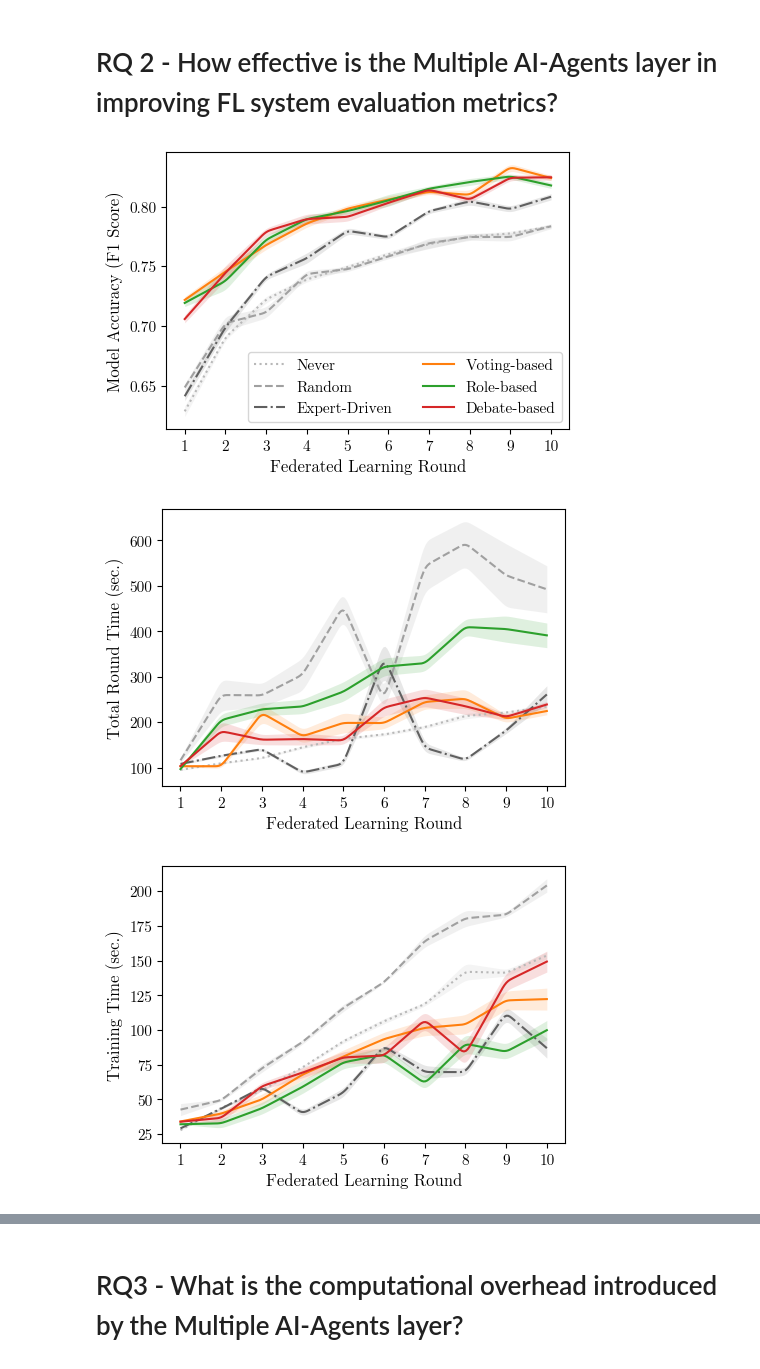
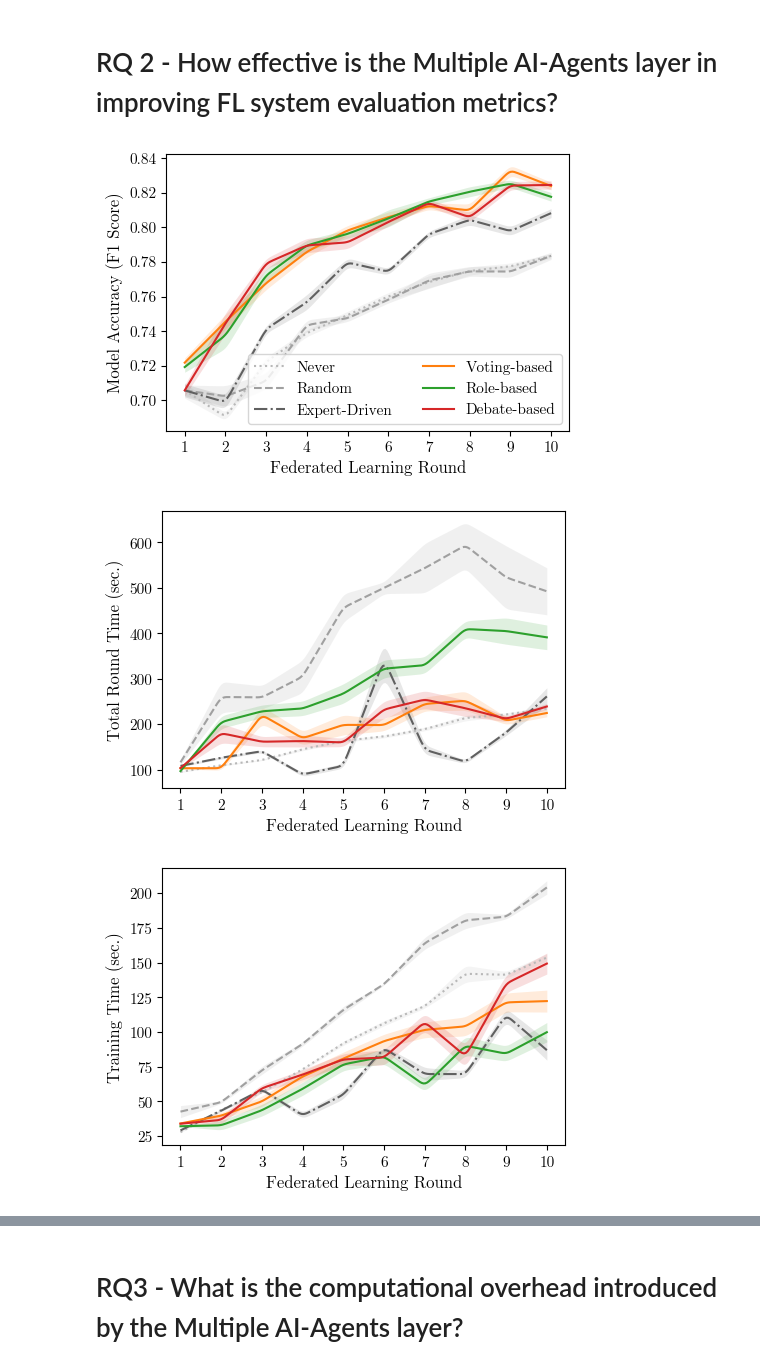
Before and after one commit to IvanComp/AP4Fed, a Jupyter notebook: Experiments/Paper Figures.ipynb, the cells around one changed output, grey strips where cells are left out. Drawn from its saved outputs; the diff is of its cells as text; code cells hidden in the pictures.

```diff
--- a/Experiments/Paper Figures.ipynb
+++ b/Experiments/Paper Figures.ipynb
@@ -234,7 +234,7 @@ import re
 
 RUN_IDS = {
     "never": 1,
-    "random": 2,
+    "random": 3,
     "expert-driven": 1,
     "Voting-Based": 10,
     "Role-Based": 2,
@@ -589,6 +589,16 @@ def light_smooth(x, y, num_points=200):
     y_smoothed[-window:] = y_interp[-window:]
     return x_new, y_smoothed
 
+first_round = xt[0]
+target_val = A.loc[("Debate-based", first_round), ("F1", "mean")]
+
+apps_to_fix = ["Never", "Random", "Expert-Driven"]
+for app in apps_to_fix:
+    A.loc[(app, first_round), ("F1", "mean")] = target_val
+
+A.loc[("Random", 6), ("total_time", "mean")] = 500.0
+A.loc[("Random", 6), ("total_time", "std")] = 80.0
+
 def draw(metric, ylabel, grid_axis, yfmt=False, fname=None, show_legend=False):
     fig, ax = plt.subplots(figsize=FIGSIZE)
     ax.grid(False)
@@ -652,34 +662,44 @@ def _draw_score_boxplot(df_source, value_col, ylabel, fname):
     for i, median in enumerate(bp["medians"]):
         if labels[i] == "": continue
         x, y = median.get_xdata(), median.get_ydata()
         ax.plot(np.mean(x), np.mean(y), marker="^", markersize=8, color="black", zorder=10)
         median.set_alpha(0)
 
     ax.yaxis.set_major_formatter(FuncFormatter(lambda x, pos: f"{x*1e4:.2f}"))
     ax.text(-0.02, 1.02, r"$\times 10^{-4}$", transform=ax.transAxes, fontsize=10)
     ax.set_ylabel(ylabel, fontsize=10)
     ax.tick_params(axis='x', labelsize=8.5)
 
     clean_labels = [n for n in labels if n != ""]
     patches = [mpatches.Patch(facecolor=AGENT_COLORS.get(n, COLORS[n]),
                hatch=HATCHES.get(n, ""), label=n, edgecolor="black") for n in clean_labels]
     ax.legend(handles=patches, loc='upper center', bbox_to_anchor=(0.54, 1.19),
               ncol=3, fontsize=9, frameon=True)
 
     fig.savefig(os.path.join(SAVEPATH, fname), bbox_inches="tight", dpi=600)
     plt.show()
 
 G_sim = G.copy()
+
+baseline_scales_box = {"Never": 0.80, "Expert-Driven": 0.85}
+for strategy, scale in baseline_scales_box.items():
+    mask = (G_sim['approach'] == strategy) & (G_sim['round'] > first_round)
+    G_sim.loc[mask, 'F1'] = target_val + (G_sim.loc[mask, 'F1'] - target_val) * scale
+
+for strategy in ["Never", "Expert-Driven"]:
+    G_sim.loc[G_sim['approach'] == strategy, 'total_time'] *= 1.4
+
+G_sim.loc[(G_sim['approach'] == "Random") & (G_sim['round'] == 6), 'total_time'] = 500.0
 G_sim["total_sim_time"] = G_sim.groupby(["approach", "run"])["total_time"].transform("sum")
 G_sim["score_sim"] = (G_sim["F1"]) / G_sim["total_sim_time"].replace(0, np.nan)
 
 draw("F1", "Model Accuracy (F1 Score)", "y", False, "F1.pdf", show_legend=True)
 draw("total_time", "Total Round Time (sec.)", "y", True, "TotalTime.pdf", show_legend=False)
 draw("training_time", "Training Time (sec.)", "y", True, "TrainingTime.pdf", show_legend=False)
 draw("communication_time", "Communication Time (sec.)", "y", True, "CommTime.pdf", show_legend=False)
 _draw_score_boxplot(G_sim, "score_sim", "Efficiency Score (Model Accuracy / Total Round Time)", "ScoreSim_Boxplot.pdf")
 # %% [output]
-[figure, old version]
+[figure, new version]
-[figure, old version]
+[figure, new version]
 [figure]
 [figure]
```
Also changed, not shown: parts of 2 cells of this notebook, 58 other files.
